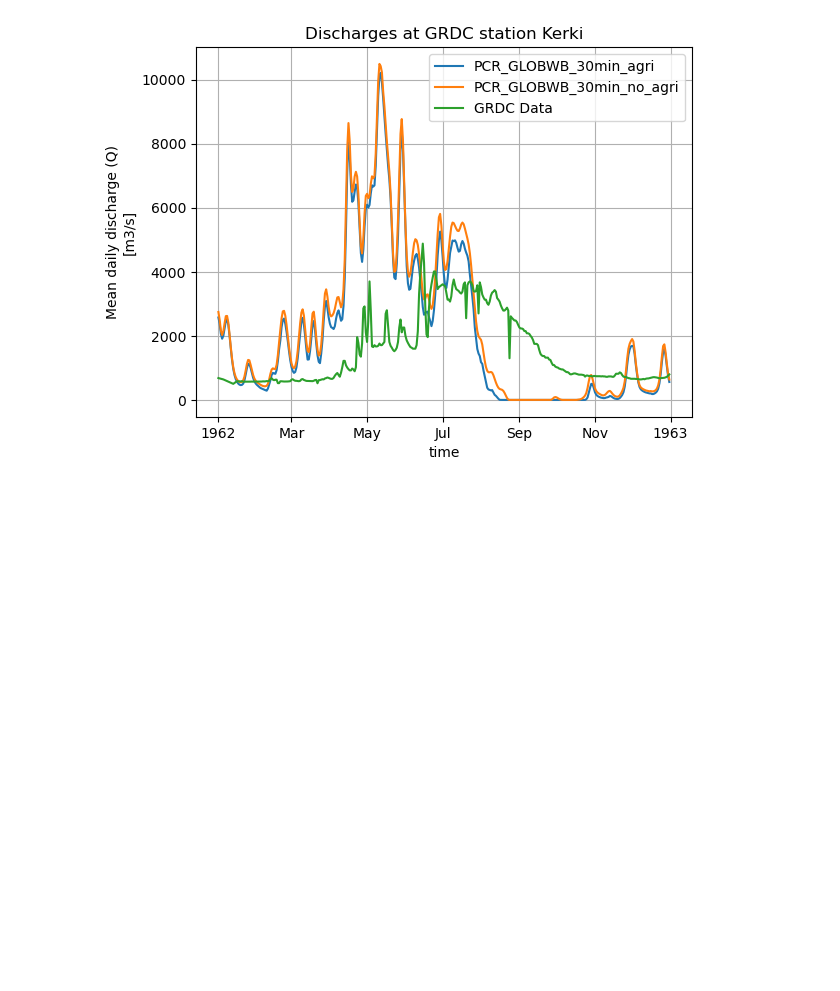
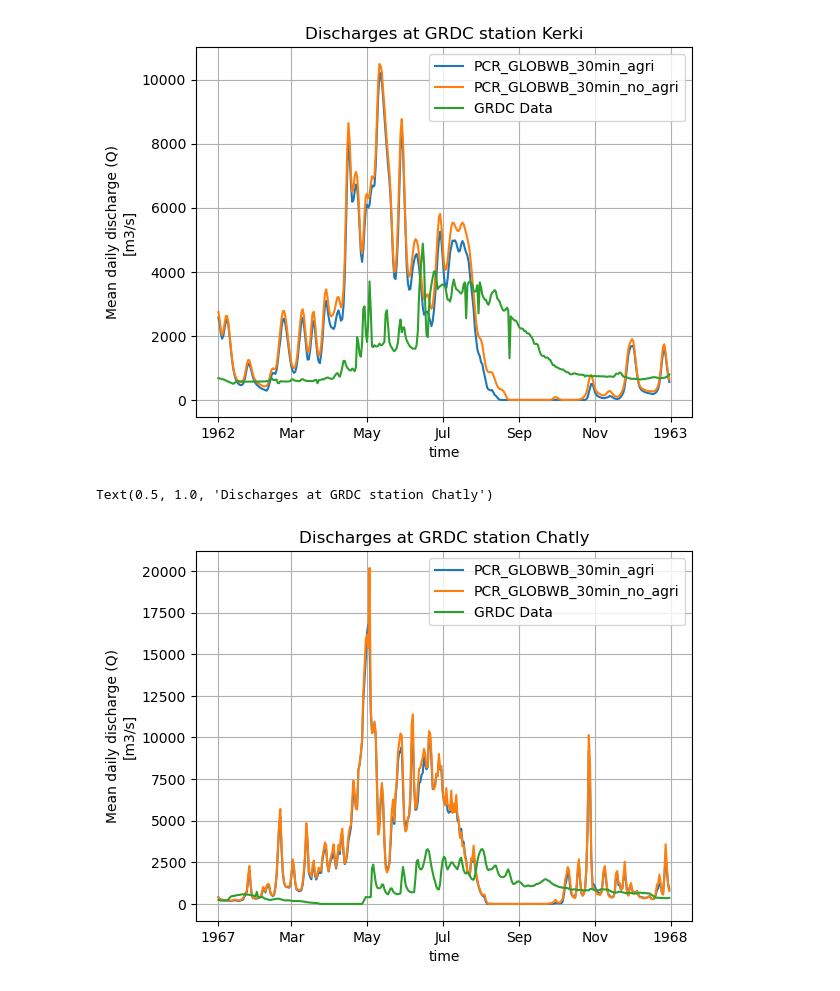
Before and after one commit to andrevdv/MSc_AralSea, a Jupyter notebook: book/thesis_projects/MSc/2025_Q1_AndreVanDerVeen_CEG/work_in_progress/Images_etc/results_tests.ipynb, the cells around one changed output. Cells and saved outputs as stored; diff of their text form; code cells hidden in the pictures; blank space fills up the shorter version.

```diff
--- a/book/thesis_projects/MSc/2025_Q1_AndreVanDerVeen_CEG/work_in_progress/Images_etc/results_tests.ipynb
+++ b/book/thesis_projects/MSc/2025_Q1_AndreVanDerVeen_CEG/work_in_progress/Images_etc/results_tests.ipynb
@@ -154,3 +154,16 @@ ax.set_title('Discharges at GRDC station Kerki')
 # %% [output]
 Text(0.5, 1.0, 'Discharges at GRDC station Kerki')
 [figure]
+# %%
+fig, ax = plt.subplots()
+#da3_slice_kerki.sel(time=slice('1962', '1962')).plot(ax=ax, label='PCR_GLOBWB_30min')
+da2_slice_kerki.sel(time=slice('1967', '1967')).plot(ax=ax, label='PCR_GLOBWB_30min_agri')
+da_slice_kerki.sel(time=slice('1967', '1967')).plot(ax=ax, label='PCR_GLOBWB_30min_no_agri')
+ds['streamflow'].sel(time=slice('1967', '1967')).plot(ax=ax, label='GRDC Data')
+
+ax.legend()
+ax.grid()
+ax.set_title('Discharges at GRDC station Chatli')
+# %% [output]
+Text(0.5, 1.0, 'Discharges at GRDC station Chatly')
+[figure, added]
```
Also changed, not shown: 2 other files.
